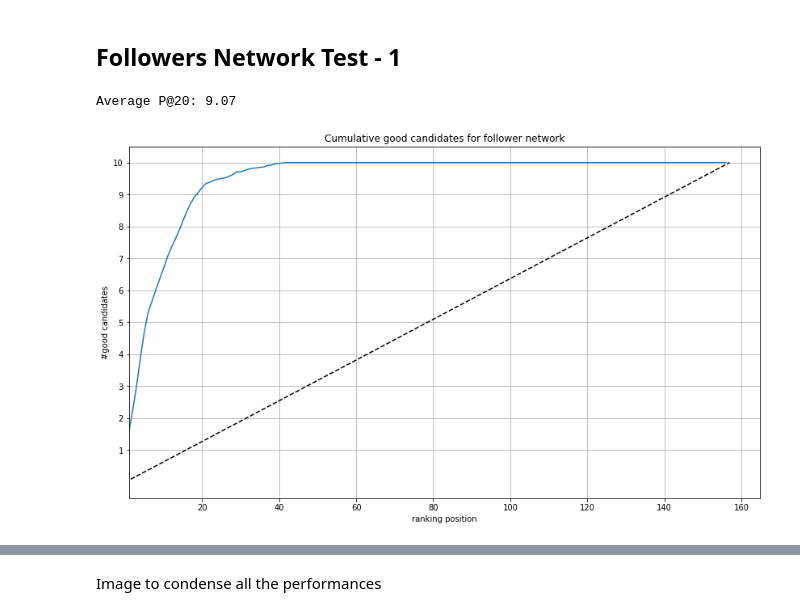
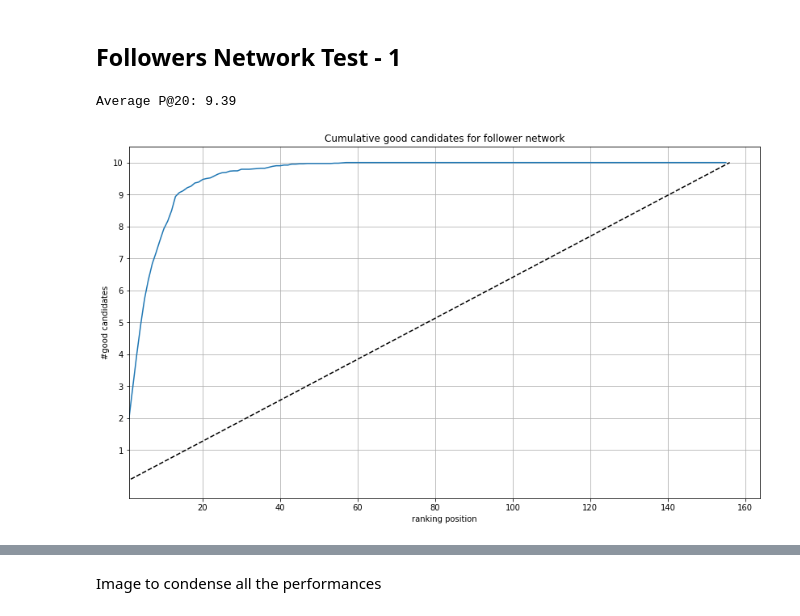
Before and after one commit to DataSciencePolimi/NetSKE, a Jupyter notebook: graphs/aw/AW Domain - Test Network Features.ipynb, the cells around one changed output, grey strips where cells are left out. Saved outputs shown, nothing was run; the diff lists cells and outputs as text; code cells hidden in the pictures.

```diff
--- a/graphs/aw/AW Domain - Test Network Features.ipynb
+++ b/graphs/aw/AW Domain - Test Network Features.ipynb
@@ -114,4 +113,0 @@ len(combinations)
-# %%
-for c in combinations:
-    if 'emiliecollyer' in [x.lower() for x in combinations[c]]:
-        print (c)
@@ -125,7 +114,7 @@ for c in combinations:
 # %%
 domain = 'aw'
 datapath = '../data-seed/{}/'.format(domain)
-path = 'random-test/test-network-features/'.format(domain)
+path = 'random-test/test-network-features/'
 # %%
 # define function to apply the same analysis to all the datasets
 def computePerformance(allseeds, comb, data, network_type):
@@ -354,22 +311,19 @@ df_all
 ## Followers Network Test - 1
 # %%
 # features file reading and metadata inclusion
-userdata = pd.read_csv(path+'social_network_{}_follower_nodes.csv'.format(test), sep='\t', dtype={'id_user':int,
-                                                                                                'followers': float,
-                                                                                                'following': float,
-                                                                                                'id':int})
+userdata = pd.read_csv(path+'social_network_{}_follower_nodes.csv'.format(test), sep='\t')
 data = pd.read_csv(path+'social_network_{}_follower.emb'.format(test), sep=' ', header=None, skiprows=1)
 data = userdata.merge(data, left_on='id', right_on=0)
 data.drop(0, inplace=True, axis=1)
 
 # need to add usernames, too and filter the mentioned users that should not be included
 t1_users = testusers[testusers['n_test'] == test][['id_user', 'screen_name']].drop_duplicates()
 t1_users['usertype'] = 'user'
 data = data.merge(pd.concat([seed_data[['id_user', 'screen_name', 'usertype']], t1_users]), on='id_user')
 
 data.columns = ['id_graph','followers','following','id_user']+header+['username', 'usertype']
 
 perf_follower, candidates_ranking, all_ranking = computePerformance(allseeds, combinations, data, 'follower')
 # %% [output]
-Average P@20: 9.07
+Average P@20: 9.39
-[figure, old version]
+[figure, new version]
```
Also changed, not shown: parts of 16 cells of this notebook, 11 other files.
